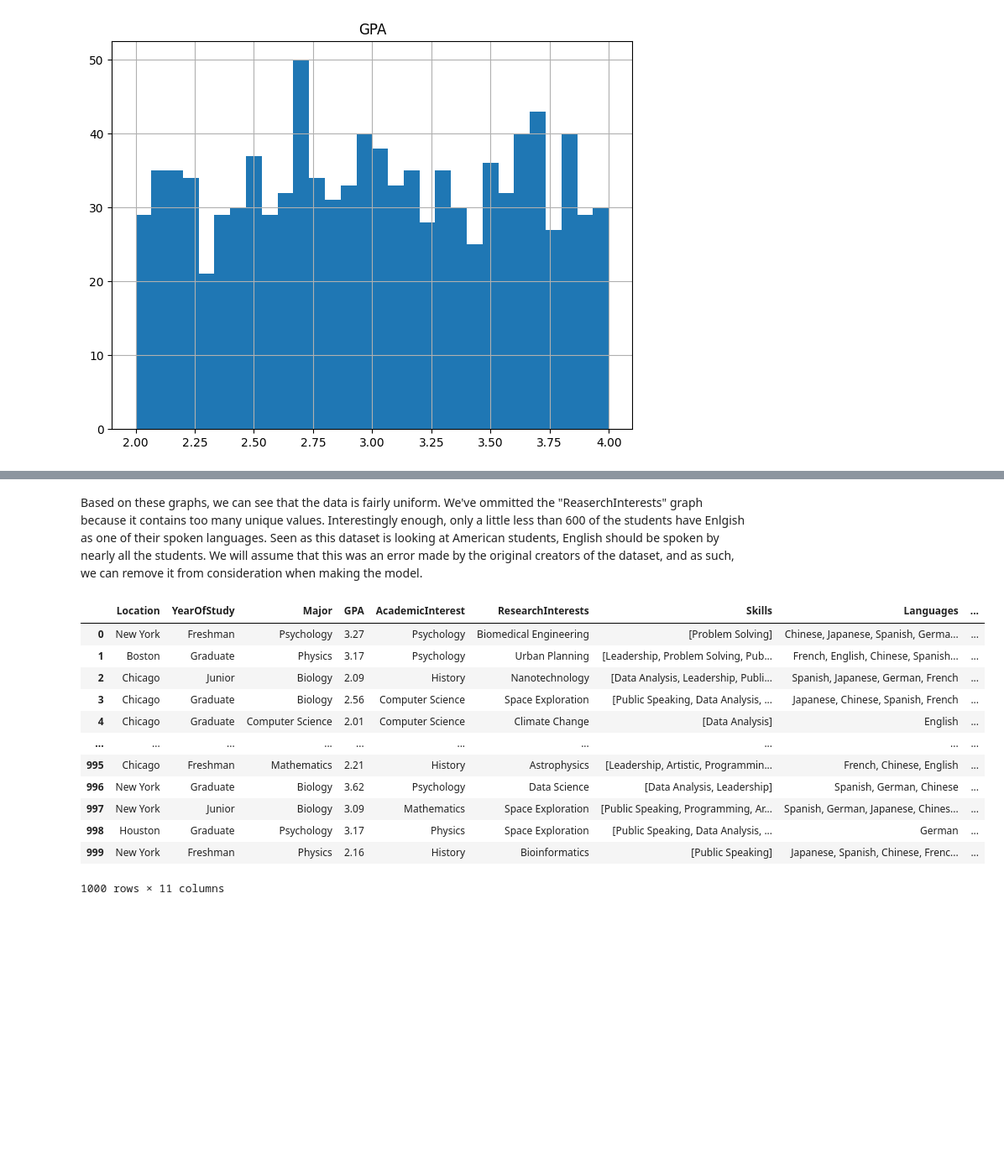
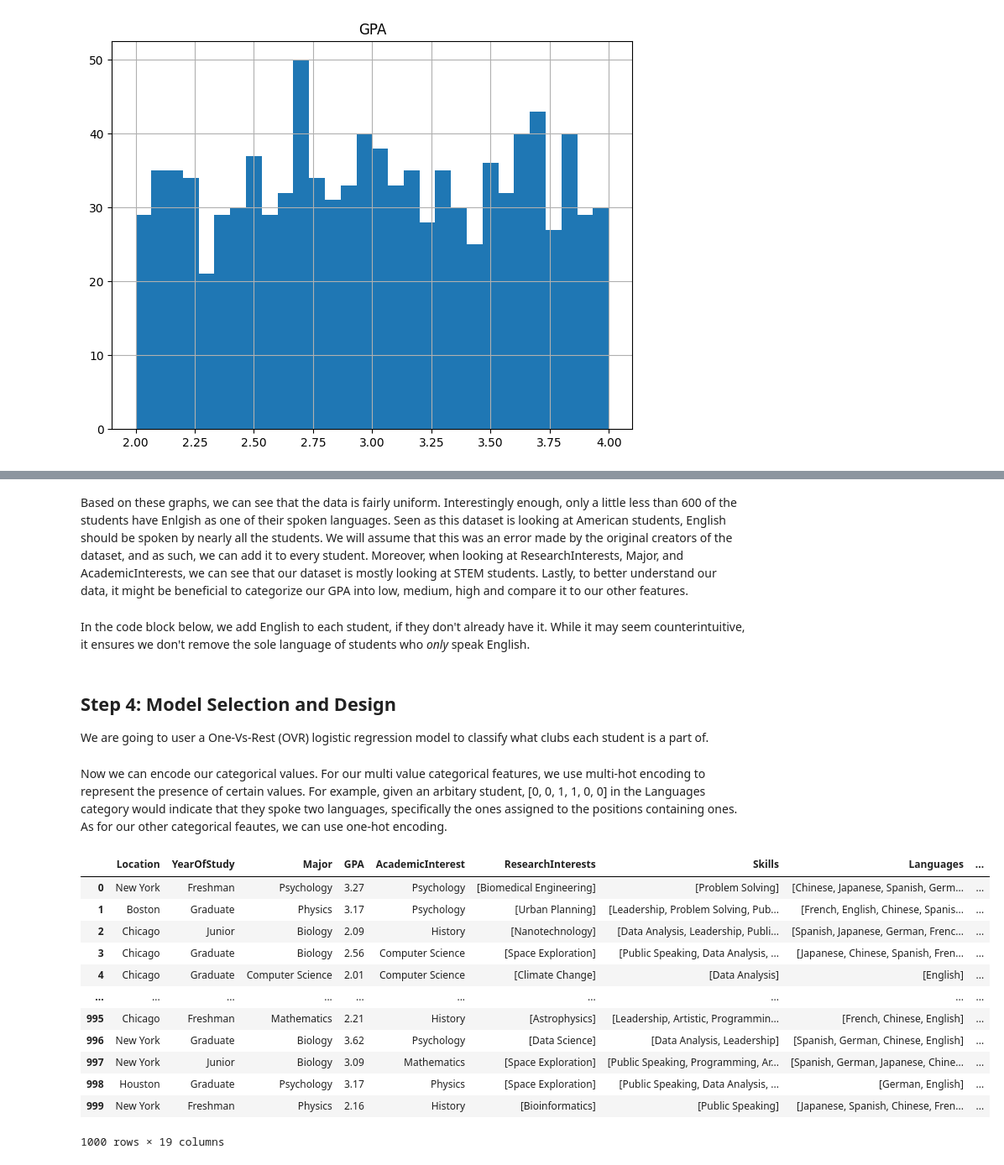
Before and after one commit to noahvezina26/student-clubs-ml, a Jupyter notebook: data.ipynb, the cells around one changed output, grey strips where cells are left out. Shown at 84% size. Saved outputs shown, nothing was run; the diff lists cells and outputs as text; code cells hidden in the pictures; blank space fills up the shorter version.

Commit message:
feature encoding and formatting

```diff
--- a/data.ipynb
+++ b/data.ipynb
@@ -200,2 +216,2 @@ plt.show()
 # %% [markdown]
-Based on these graphs, we can see that the data is fairly uniform. We've ommitted the "ReaserchInterests" graph because it contains too many unique values. Interestingly enough, only a little less than 600 of the students have Enlgish as one of their spoken languages. Seen as this dataset is looking at American students, English should be spoken by nearly all the students. We will assume that this was an error made by the original creators of the dataset, and as such, we can remove it from consideration when making the model.
+Based on these graphs, we can see that the data is fairly uniform.  Interestingly enough, only a little less than 600 of the students have Enlgish as one of their spoken languages. Seen as this dataset is looking at American students, English should be spoken by nearly all the students. We will assume that this was an error made by the original creators of the dataset, and as such, we can add it to every student. Moreover, when looking at ResearchInterests, Major, and AcademicInterests, we can see that our dataset is mostly looking at STEM students. Lastly, to better understand our data, it might be beneficial to categorize our GPA into low, medium, high and compare it to our other features.
@@ -204,22 +218,46 @@ Based on these graphs, we can see that the data is fairly uniform. We've ommitte
-# %%
-mlb = sklearn.preprocessing.MultiLabelBinarizer()
-
-df["Skills"] = df["Skills"].apply(lambda x: x.split(", "))
-
-df["SkillsEncoded"] = [list(row) for row in mlb.fit_transform(df["Skills"])]
-
-df
-# %% [output]
-|  | Location | YearOfStudy | Major | GPA | AcademicInterest | ResearchInterests | Skills | Languages | ... |
-| 0 | New York | Freshman | Psychology | 3.27 | Psychology | Biomedical Engineering | [Problem Solving] | Chinese, Japanese, Spanish, Germa... | ... |
-| 1 | Boston | Graduate | Physics | 3.17 | Psychology | Urban Planning | [Leadership, Problem Solving, Pub... | French, English, Chinese, Spanish... | ... |
-| 2 | Chicago | Junior | Biology | 2.09 | History | Nanotechnology | [Data Analysis, Leadership, Publi... | Spanish, Japanese, German, French | ... |
-| 3 | Chicago | Graduate | Biology | 2.56 | Computer Science | Space Exploration | [Public Speaking, Data Analysis, ... | Japanese, Chinese, Spanish, French | ... |
-| 4 | Chicago | Graduate | Computer Science | 2.01 | Computer Science | Climate Change | [Data Analysis] | English | ... |
-| ... | ... | ... | ... | ... | ... | ... | ... | ... | ... |
-| 995 | Chicago | Freshman | Mathematics | 2.21 | History | Astrophysics | [Leadership, Artistic, Programmin... | French, Chinese, English | ... |
-| 996 | New York | Graduate | Biology | 3.62 | Psychology | Data Science | [Data Analysis, Leadership] | Spanish, German, Chinese | ... |
-| 997 | New York | Junior | Biology | 3.09 | Mathematics | Space Exploration | [Public Speaking, Programming, Ar... | Spanish, German, Japanese, Chines... | ... |
-| 998 | Houston | Graduate | Psychology | 3.17 | Physics | Space Exploration | [Public Speaking, Data Analysis, ... | German | ... |
-| 999 | New York | Freshman | Physics | 2.16 | History | Bioinformatics | [Public Speaking] | Japanese, Spanish, Chinese, Frenc... | ... |
-1000 rows × 11 columns
+# %% [markdown]
+In the code block below, we add English to each student, if they don't already have it. While it may seem counterintuitive, it ensures we don't remove the sole language of students who *only* speak English.
+# %%
+from pandas.api.types import infer_dtype
+
+if infer_dtype(df["Languages"]) == "string":
+    df["Languages"] = df["Languages"].apply(lambda x: x.split(", "))
+df["Languages"] = df["Languages"].apply(lambda x: x + ["English"] if "English" not in x else x)
+# %% [markdown]
+## Step 4: Model Selection and Design
+
+We are going to user a One-Vs-Rest (OVR) logistic regression model to classify what clubs each student is a part of.
+# %% [markdown]
+Now we can encode our categorical values. For our multi value categorical features, we use multi-hot encoding to represent the presence of certain values. For example, given an arbitary student, [0, 0, 1, 1, 0, 0] in the Languages category would indicate that they spoke two languages, specifically the ones assigned to the positions containing ones. As for our other categorical feautes, we can use one-hot encoding.
+# %%
+import sklearn.preprocessing
+
+mlb = sklearn.preprocessing.MultiLabelBinarizer()
+
+for feature in multi_categorical_features:
+    if infer_dtype(df[feature]) == "string":
+        df[feature] = df[feature].apply(lambda x: x.split(", "))
+    mlb.fit(df[feature])
+    encoded = mlb.transform(df[feature])
+    df[f"{feature}Encoded"] = list(encoded)
+
+ohe = sklearn.preprocessing.OneHotEncoder(dtype=int, sparse_output=False)
+for feature in categorical_features:
+    encoded = ohe.fit_transform(df[[feature]])
+    df[f"{feature}Encoded"] = list(encoded)
+
+df
+# %% [output]
+|  | Location | YearOfStudy | Major | GPA | AcademicInterest | ResearchInterests | Skills | Languages | ... |
+| 0 | New York | Freshman | Psychology | 3.27 | Psychology | [Biomedical Engineering] | [Problem Solving] | [Chinese, Japanese, Spanish, Germ... | ... |
+| 1 | Boston | Graduate | Physics | 3.17 | Psychology | [Urban Planning] | [Leadership, Problem Solving, Pub... | [French, English, Chinese, Spanis... | ... |
+| 2 | Chicago | Junior | Biology | 2.09 | History | [Nanotechnology] | [Data Analysis, Leadership, Publi... | [Spanish, Japanese, German, Frenc... | ... |
+| 3 | Chicago | Graduate | Biology | 2.56 | Computer Science | [Space Exploration] | [Public Speaking, Data Analysis, ... | [Japanese, Chinese, Spanish, Fren... | ... |
+| 4 | Chicago | Graduate | Computer Science | 2.01 | Computer Science | [Climate Change] | [Data Analysis] | [English] | ... |
+| ... | ... | ... | ... | ... | ... | ... | ... | ... | ... |
+| 995 | Chicago | Freshman | Mathematics | 2.21 | History | [Astrophysics] | [Leadership, Artistic, Programmin... | [French, Chinese, English] | ... |
+| 996 | New York | Graduate | Biology | 3.62 | Psychology | [Data Science] | [Data Analysis, Leadership] | [Spanish, German, Chinese, English] | ... |
+| 997 | New York | Junior | Biology | 3.09 | Mathematics | [Space Exploration] | [Public Speaking, Programming, Ar... | [Spanish, German, Japanese, Chine... | ... |
+| 998 | Houston | Graduate | Psychology | 3.17 | Physics | [Space Exploration] | [Public Speaking, Data Analysis, ... | [German, English] | ... |
+| 999 | New York | Freshman | Physics | 2.16 | History | [Bioinformatics] | [Public Speaking] | [Japanese, Spanish, Chinese, Fren... | ... |
+1000 rows × 19 columns
```
Also changed, not shown: parts of 6 cells of this notebook.
